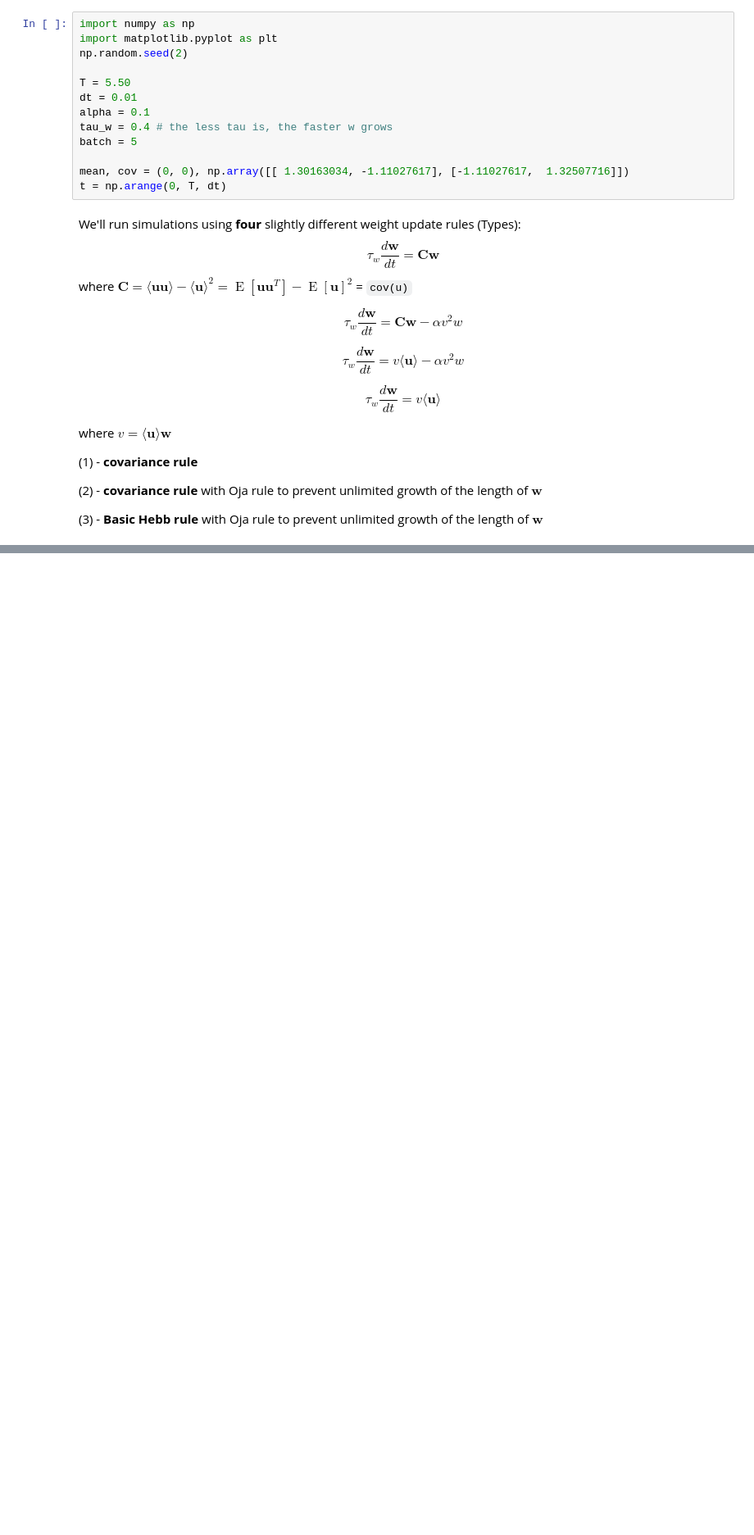
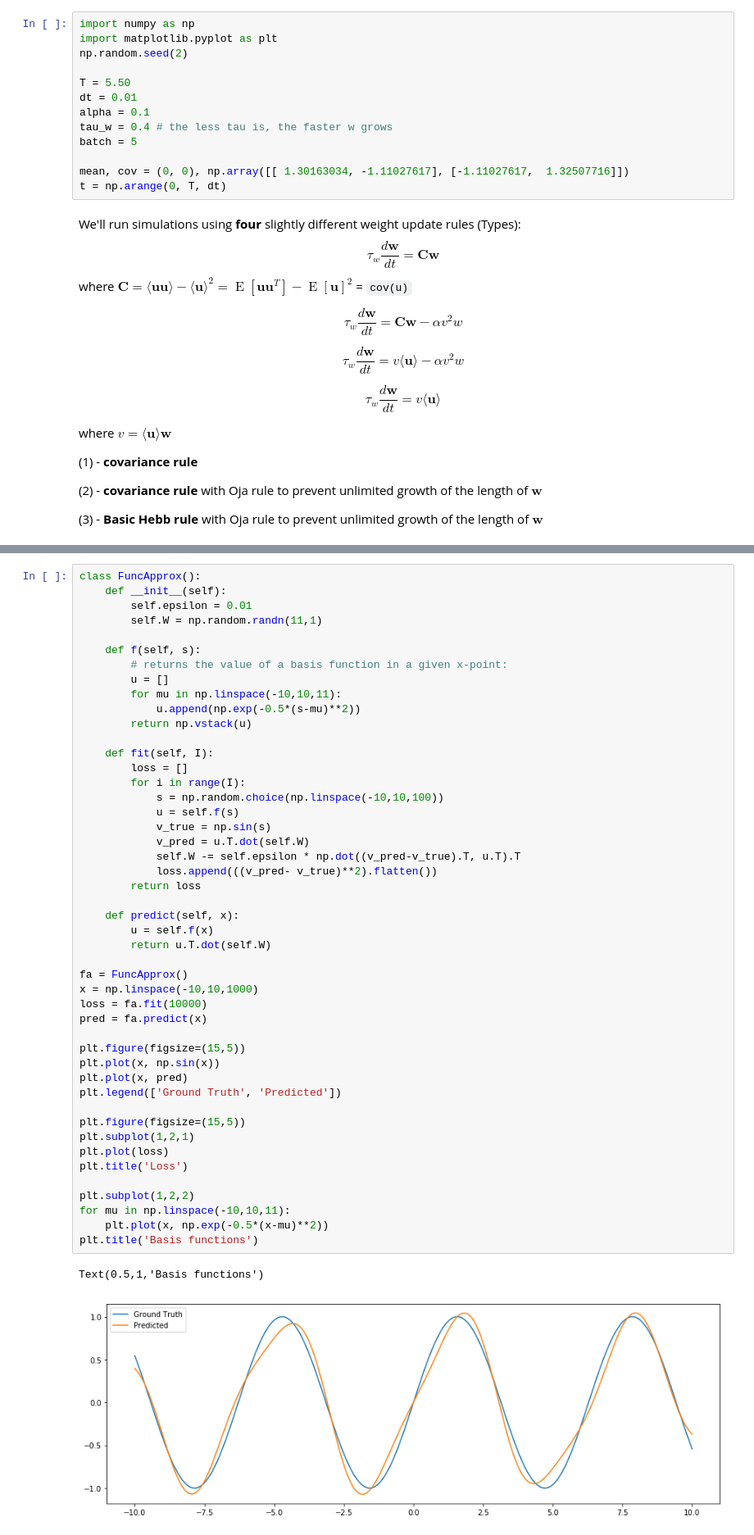
Before and after one commit to zardoz81/TUTORIALS, a Jupyter notebook: Synaptic Plasticity Rules - Dayan Abbott.ipynb, the cells around one changed output, grey strips where cells are left out. Shown: that part at 82% size. Saved outputs shown, nothing was run; the diff lists cells and outputs as text; blank space fills up the shorter version.

```diff
--- a/Synaptic Plasticity Rules - Dayan Abbott.ipynb
+++ b/Synaptic Plasticity Rules - Dayan Abbott.ipynb
@@ -236,0 +397,50 @@ run_sim(T, t, dt, alpha, tau_w, batch, cov, w, Type=4)
+# %%
+class FuncApprox():
+    def __init__(self):
+        self.epsilon = 0.01
+        self.W = np.random.randn(11,1)
+
+    def f(self, s):
+        # returns the value of a basis function in a given x-point:
+        u = []
+        for mu in np.linspace(-10,10,11):
+            u.append(np.exp(-0.5*(s-mu)**2))
+        return np.vstack(u)
+
+    def fit(self, I):
+        loss = []
+        for i in range(I):
+            s = np.random.choice(np.linspace(-10,10,100))
+            u = self.f(s)
+            v_true = np.sin(s)
+            v_pred = u.T.dot(self.W)
+            self.W -= self.epsilon * np.dot((v_pred-v_true).T, u.T).T
+            loss.append(((v_pred- v_true)**2).flatten())
+        return loss
+
+    def predict(self, x):
+        u = self.f(x)
+        return u.T.dot(self.W)
+
+fa = FuncApprox()
+x = np.linspace(-10,10,1000)
+loss = fa.fit(10000)
+pred = fa.predict(x)
+
+plt.figure(figsize=(15,5))
+plt.plot(x, np.sin(x))
+plt.plot(x, pred)
+plt.legend(['Ground Truth', 'Predicted'])
+
+plt.figure(figsize=(15,5))
+plt.subplot(1,2,1)
+plt.plot(loss)
+plt.title('Loss')
+
+plt.subplot(1,2,2)
+for mu in np.linspace(-10,10,11):
+    plt.plot(x, np.exp(-0.5*(x-mu)**2))
+plt.title('Basis functions')
+# %% [output]
+Text(0.5,1,'Basis functions')
+[figure, added]
```
Also changed, not shown: parts of 13 cells of this notebook.
